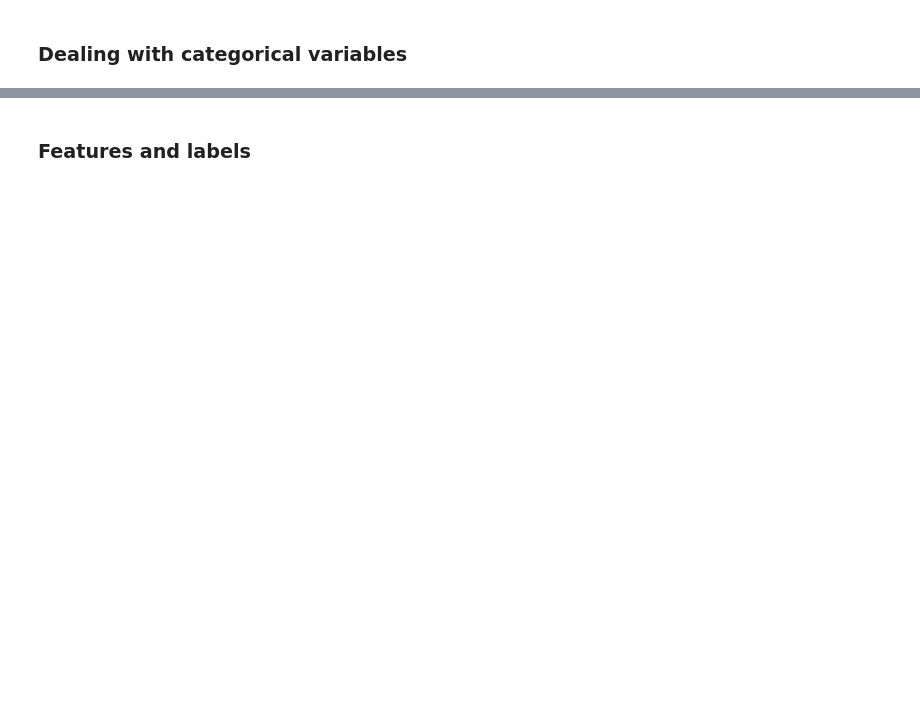
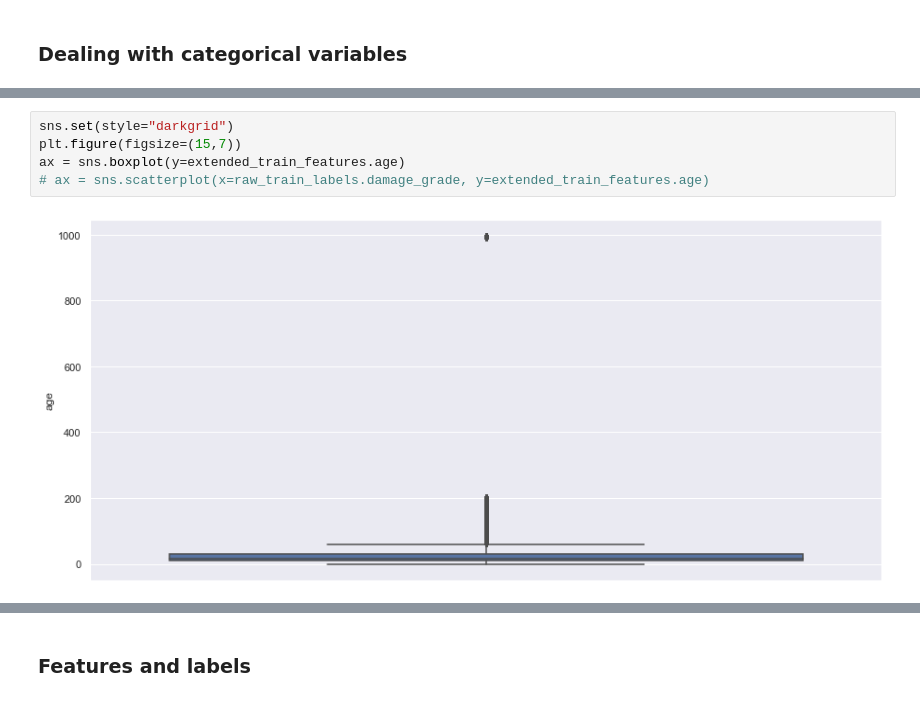
Before and after one commit to belulali/earthquake, a Jupyter notebook: Earthquake.ipynb, the cells around one changed output, grey strips where cells are left out. Saved outputs shown, nothing was run; the diff lists cells and outputs as text; blank space fills up the shorter version.

```diff
--- a/Earthquake.ipynb
+++ b/Earthquake.ipynb
@@ -47,0 +65,7 @@ extended_train_features = hot_encode(raw_train_features, categorical_features)
+# %%
+sns.set(style="darkgrid")
+plt.figure(figsize=(15,7))
+ax = sns.boxplot(y=extended_train_features.age)
+# ax = sns.scatterplot(x=raw_train_labels.damage_grade, y=extended_train_features.age)
+# %% [output]
+[figure, added]
```
Also changed, not shown: parts of 14 cells of this notebook.
